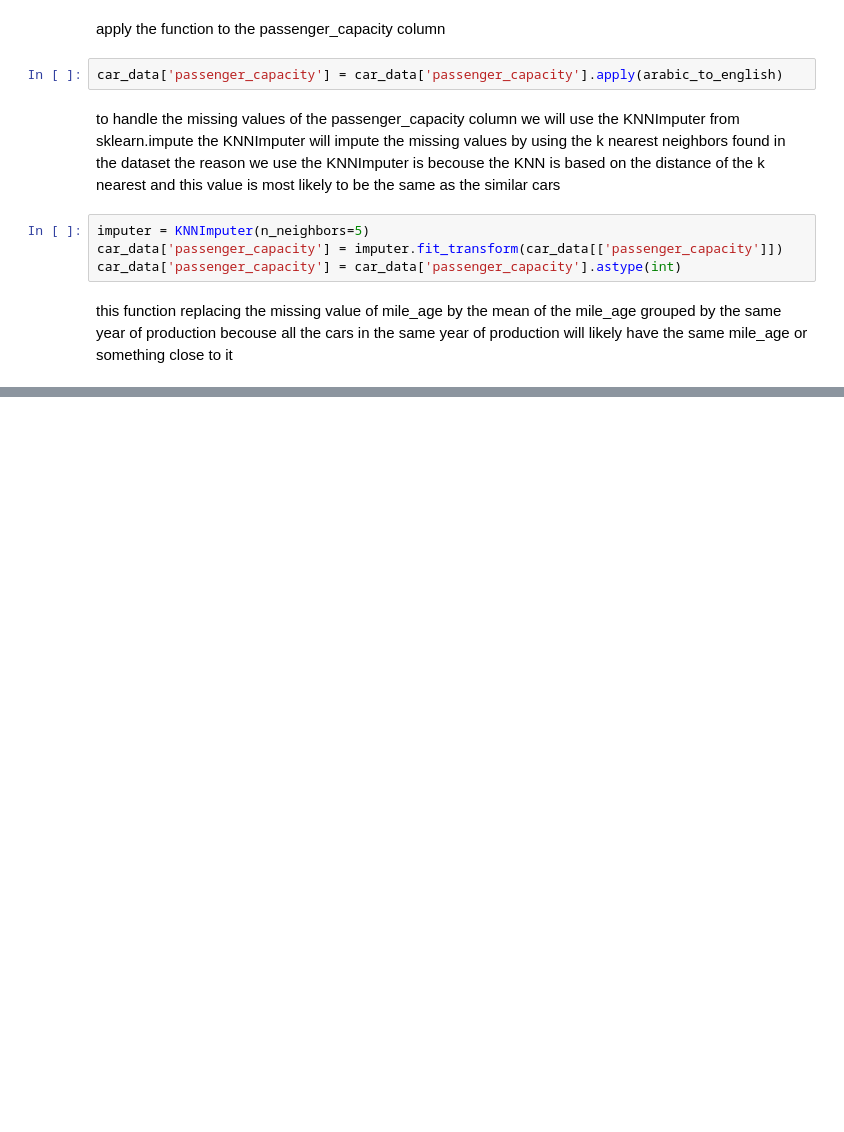
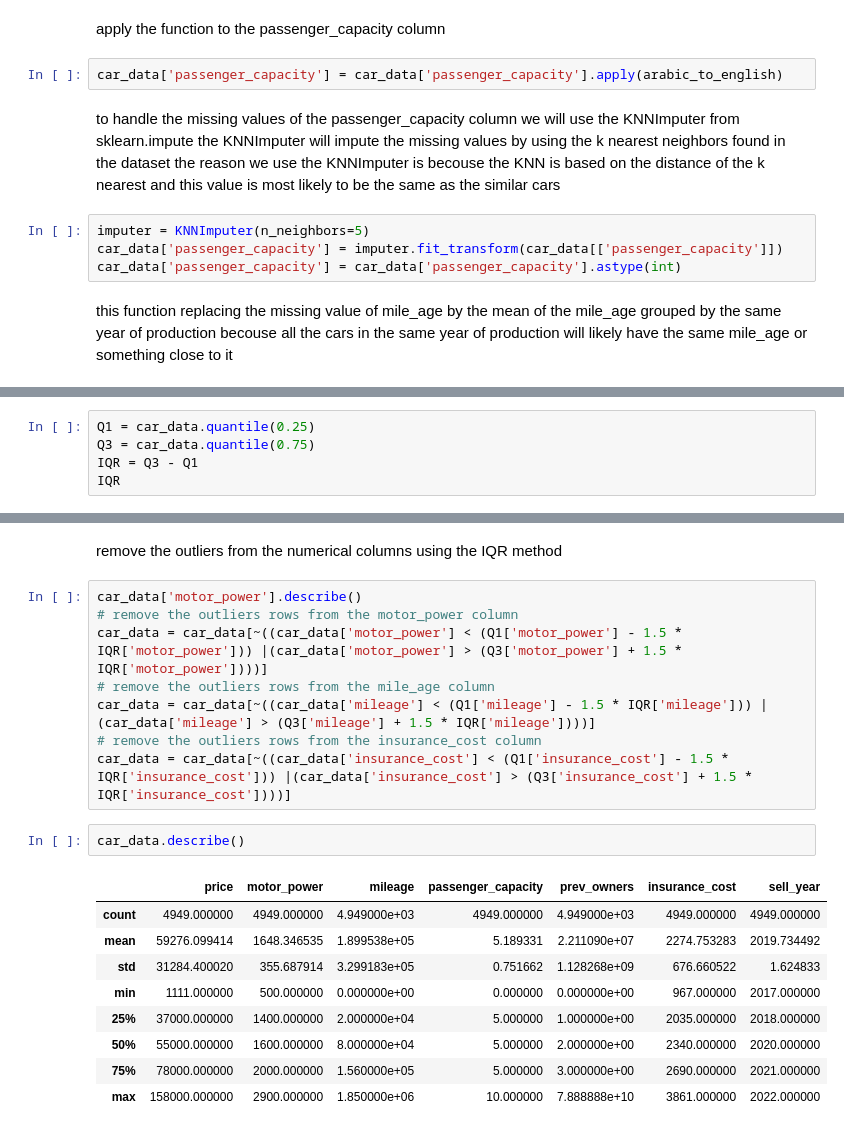
Before and after one commit to mohamadhase/Car-Price-Prediction, a Jupyter notebook: notebooks/car_prediction.ipynb, the cells around one changed output, grey strips where cells are left out. Saved outputs shown, nothing was run; the diff lists cells and outputs as text; blank space fills up the shorter version.

```diff
--- a/notebooks/car_prediction.ipynb
+++ b/notebooks/car_prediction.ipynb
@@ -253,0 +277,5 @@ car_data = car_data[car_data['mileage'].notna()]
+# %%
+Q1 = car_data.quantile(0.25)
+Q3 = car_data.quantile(0.75)
+IQR = Q3 - Q1
+IQR
@@ -253,0 +305,22 @@ car_data = car_data[car_data['mileage'].notna()]
+# %% [markdown]
+remove the outliers from the numerical columns using the IQR method
+# %%
+car_data['motor_power'].describe()
+# remove the outliers rows from the motor_power column
+car_data = car_data[~((car_data['motor_power'] < (Q1['motor_power'] - 1.5 * IQR['motor_power'])) |(car_data['motor_power'] > (Q3['motor_power'] + 1.5 * IQR['motor_power'])))]
+# remove the outliers rows from the mile_age column
+car_data = car_data[~((car_data['mileage'] < (Q1['mileage'] - 1.5 * IQR['mileage'])) |(car_data['mileage'] > (Q3['mileage'] + 1.5 * IQR['mileage'])))]
+# remove the outliers rows from the insurance_cost column
+car_data = car_data[~((car_data['insurance_cost'] < (Q1['insurance_cost'] - 1.5 * IQR['insurance_cost'])) |(car_data['insurance_cost'] > (Q3['insurance_cost'] + 1.5 * IQR['insurance_cost'])))]
+# %%
+car_data.describe()
+# %% [output]
+|  | price | motor_power | mileage | passenger_capacity | prev_owners | insurance_cost | sell_year |
+| count | 4949.000000 | 4949.000000 | 4.949000e+03 | 4949.000000 | 4.949000e+03 | 4949.000000 | 4949.000000 |
+| mean | 59276.099414 | 1648.346535 | 1.899538e+05 | 5.189331 | 2.211090e+07 | 2274.753283 | 2019.734492 |
+| std | 31284.400020 | 355.687914 | 3.299183e+05 | 0.751662 | 1.128268e+09 | 676.660522 | 1.624833 |
+| min | 1111.000000 | 500.000000 | 0.000000e+00 | 0.000000 | 0.000000e+00 | 967.000000 | 2017.000000 |
+| 25% | 37000.000000 | 1400.000000 | 2.000000e+04 | 5.000000 | 1.000000e+00 | 2035.000000 | 2018.000000 |
+| 50% | 55000.000000 | 1600.000000 | 8.000000e+04 | 5.000000 | 2.000000e+00 | 2340.000000 | 2020.000000 |
+| 75% | 78000.000000 | 2000.000000 | 1.560000e+05 | 5.000000 | 3.000000e+00 | 2690.000000 | 2021.000000 |
+| max | 158000.000000 | 2900.000000 | 1.850000e+06 | 10.000000 | 7.888888e+10 | 3861.000000 | 2022.000000 |
```
Also changed, not shown: parts of 35 cells of this notebook, 4 other files.
